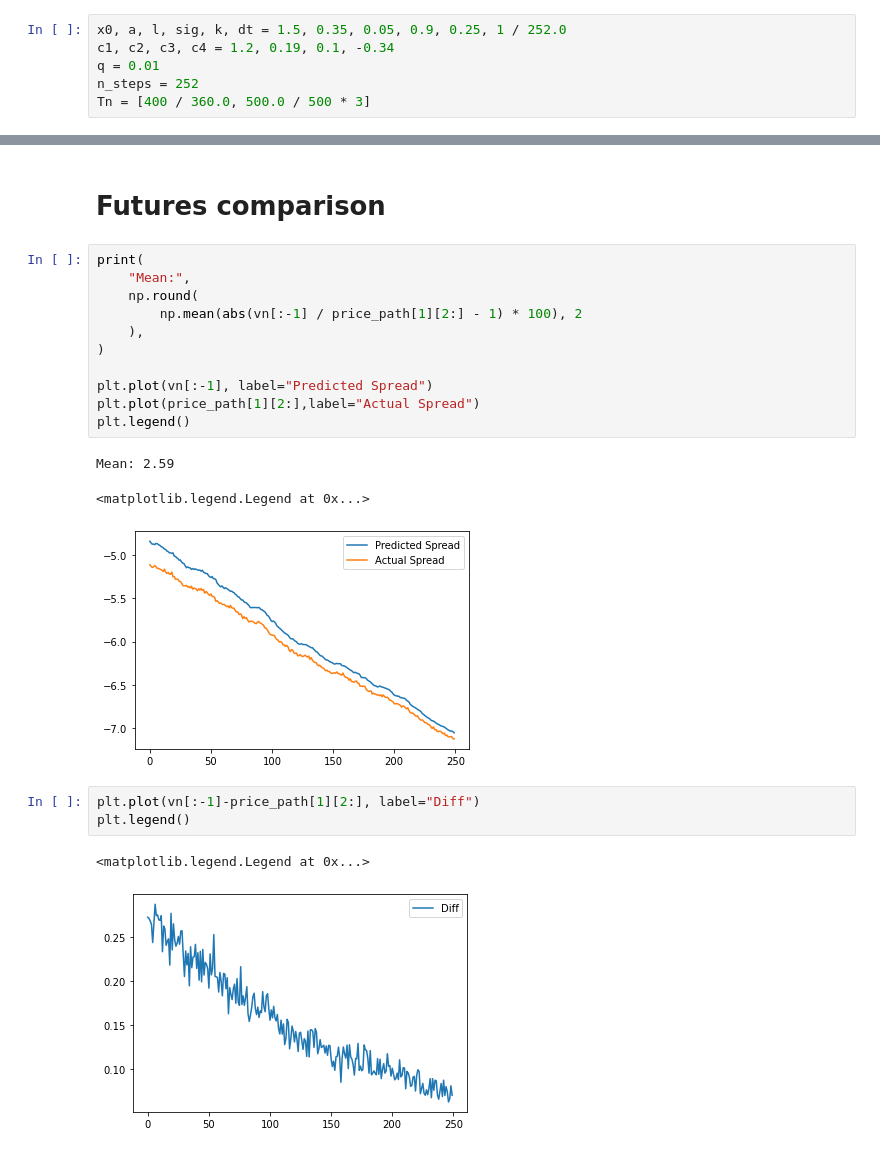
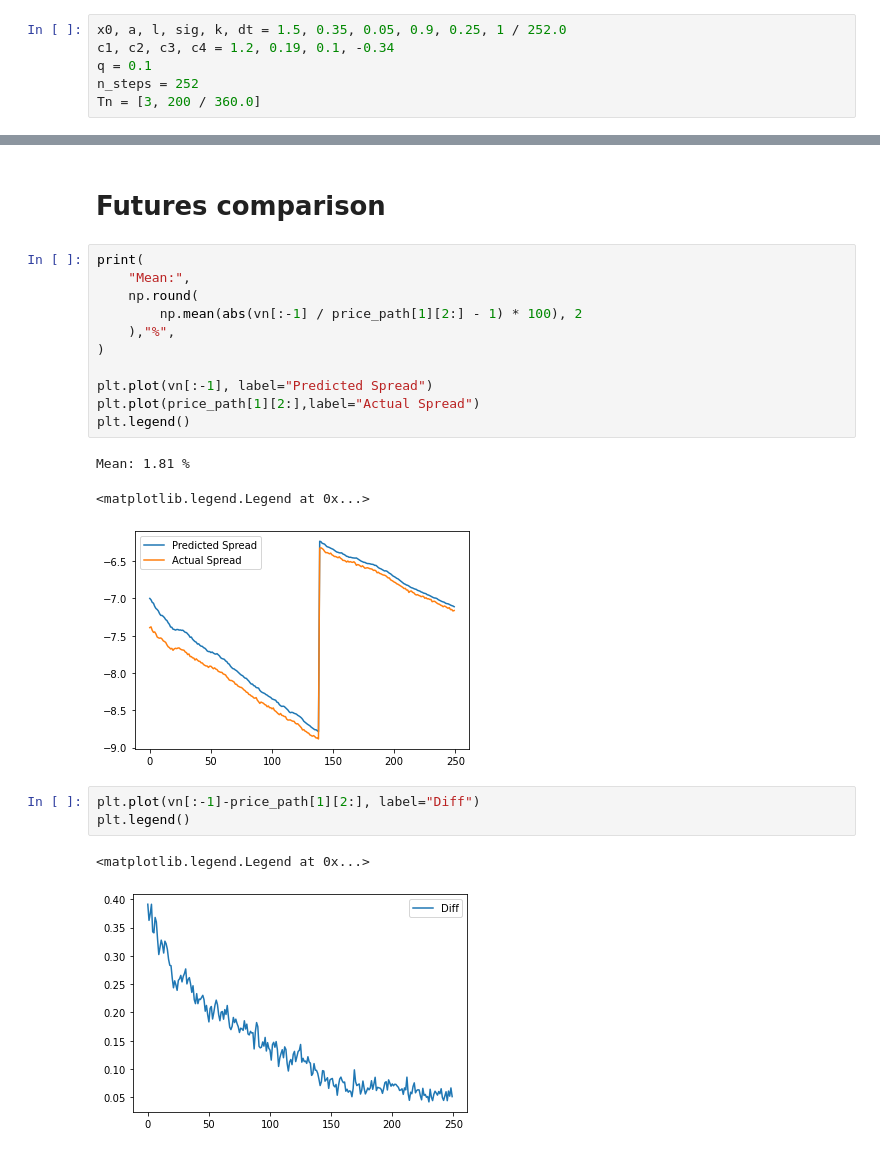
Before and after one commit to suren777/spread-filter, a Jupyter notebook: filter_spot_prediction_plus.ipynb, the cells around one changed output, grey strips where cells are left out. Cells and saved outputs as stored; diff of their text form.

```diff
--- a/filter_spot_prediction_plus.ipynb
+++ b/filter_spot_prediction_plus.ipynb
@@ -11,9 +11,9 @@ from filter import Filter
 # %%
 x0, a, l, sig, k, dt = 1.5, 0.35, 0.05, 0.9, 0.25, 1 / 252.0
 c1, c2, c3, c4 = 1.2, 0.19, 0.1, -0.34
-q = 0.01
+q = 0.1
 n_steps = 252
-Tn = [400 / 360.0, 500.0 / 500 * 3]
+Tn = [3, 200 / 360.0]
 # %%
 price_path = generate_spread_path(
     x0,
@@ -96,21 +96,21 @@ Mean: 0.18
 # %%
 print(
     "Mean:",
     np.round(
         np.mean(abs(vn[:-1] / price_path[1][2:] - 1) * 100), 2
-    ),
+    ),"%",
 )
 
 plt.plot(vn[:-1], label="Predicted Spread")
 plt.plot(price_path[1][2:],label="Actual Spread")
 plt.legend()
 # %% [output]
-Mean: 2.59
+Mean: 1.81 %
 <matplotlib.legend.Legend at 0x...>
-[figure, old version]
+[figure, new version]
 # %%
 plt.plot(vn[:-1]-price_path[1][2:], label="Diff")
 plt.legend()
 # %% [output]
 <matplotlib.legend.Legend at 0x...>
-[figure, old version]
+[figure, new version]
```
Also changed, not shown: parts of 4 cells of this notebook, 3 other files.
